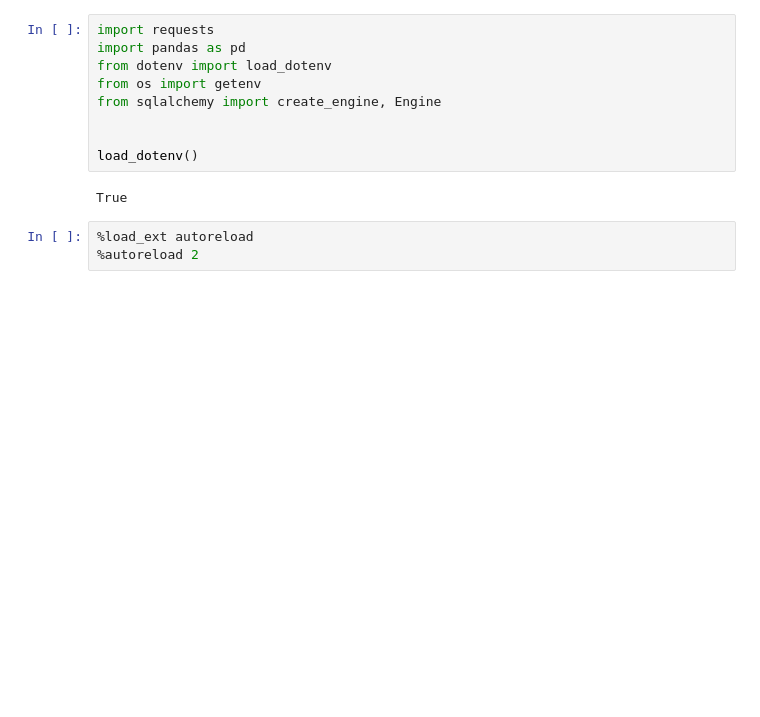
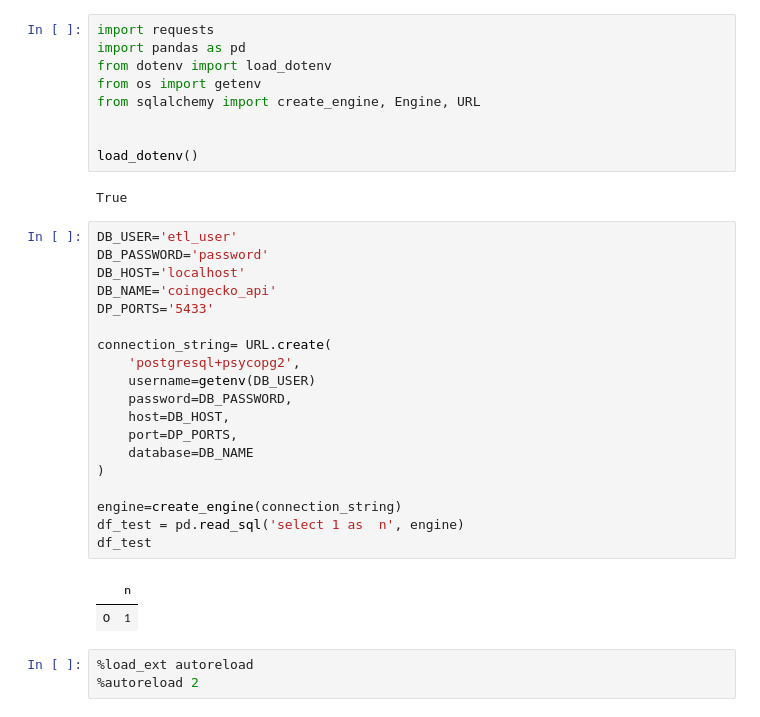
Before and after one commit to jagter4b/crypto-data-pipeline, a Jupyter notebook: src/test.ipynb, the cells around one changed output. Drawn from its saved outputs; the diff is of its cells as text; blank space fills up the shorter version.

```diff
--- a/src/test.ipynb
+++ b/src/test.ipynb
@@ -3,12 +3,34 @@ import requests
 import pandas as pd
 from dotenv import load_dotenv
 from os import getenv
-from sqlalchemy import create_engine, Engine
+from sqlalchemy import create_engine, Engine, URL
 
 
 load_dotenv()
 # %% [output]
 True
+# %%
+DB_USER='etl_user'
+DB_PASSWORD='password'
+DB_HOST='localhost'
+DB_NAME='coingecko_api'
+DP_PORTS='5433'
+
+connection_string= URL.create(
+    'postgresql+psycopg2',
+    username=getenv(DB_USER)
+    password=DB_PASSWORD,
+    host=DB_HOST,
+    port=DP_PORTS,
+    database=DB_NAME
+)
+
+engine=create_engine(connection_string)
+df_test = pd.read_sql('select 1 as  n', engine)
+df_test
+# %% [output]
+|  | n |
+| 0 | 1 |
 # %%
 %load_ext autoreload
 %autoreload 2
```
Also changed, not shown: parts of 3 cells of this notebook, 2 other files.
